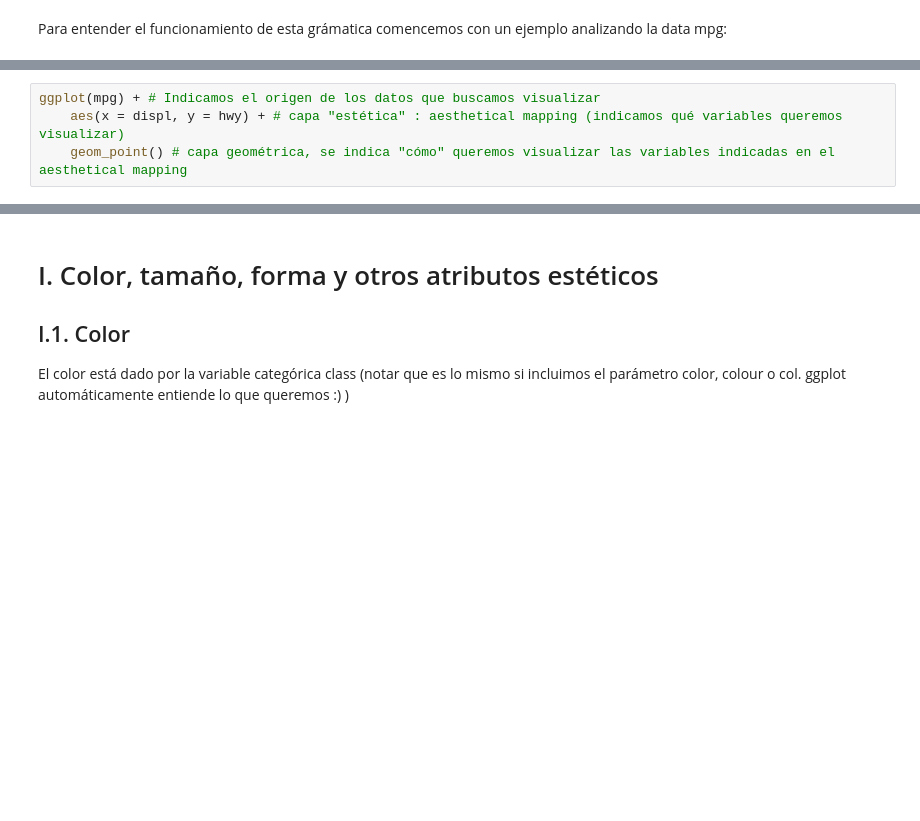
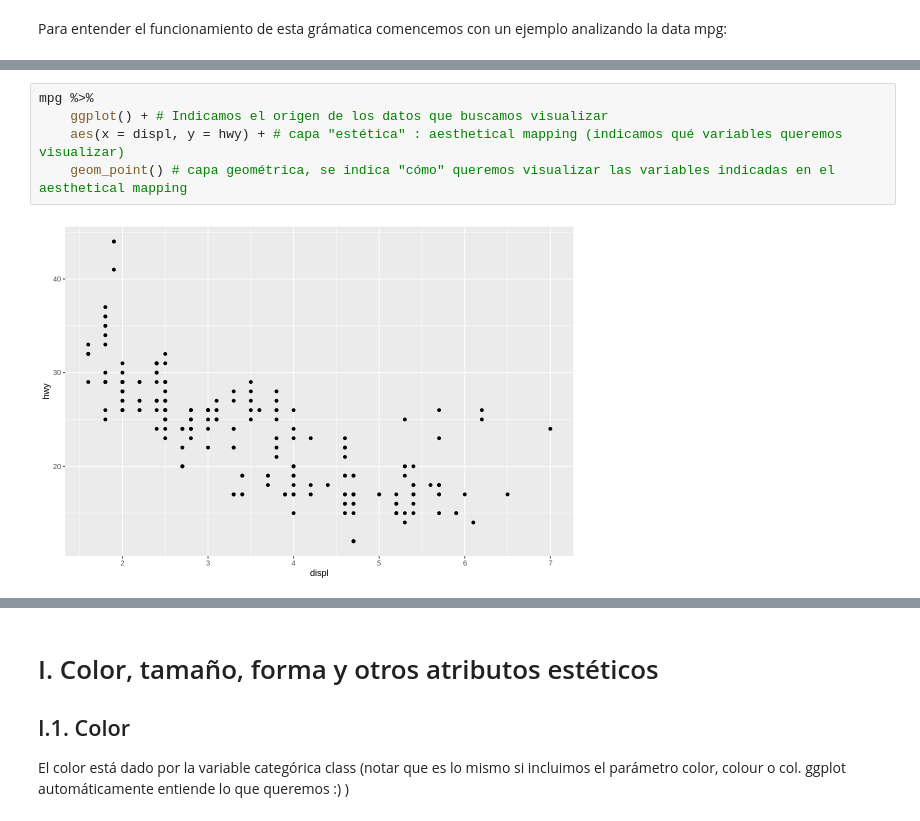
Before and after one commit to HGMGeografo/Programacion_R, a Jupyter notebook: Clases/Clase4/02_Visualizaciones_ggplot.ipynb, the cells around one changed output, grey strips where cells are left out. Drawn from its saved outputs; the diff is of its cells as text; blank space fills up the shorter version.

```diff
--- a/Clases/Clase4/02_Visualizaciones_ggplot.ipynb
+++ b/Clases/Clase4/02_Visualizaciones_ggplot.ipynb
@@ -41,7 +54,10 @@ plot(mpg$displ, mpg$hwy)
 # %%
-ggplot(mpg) + # Indicamos el origen de los datos que buscamos visualizar
+mpg %>%
+    ggplot() + # Indicamos el origen de los datos que buscamos visualizar
     aes(x = displ, y = hwy) + # capa "estética" : aesthetical mapping (indicamos qué variables queremos visualizar)
     geom_point() # capa geométrica, se indica "cómo" queremos visualizar las variables indicadas en el aesthetical mapping
+# %% [output]
+[figure, added]
 # %%
 # tambien podemos generar el gráfico de la siguiente manera (aes( coo parametro mapping))
 ggplot(mpg, mapping = aes(x = displ, y = hwy)) +
```
Also changed, not shown: parts of 23 cells of this notebook.
